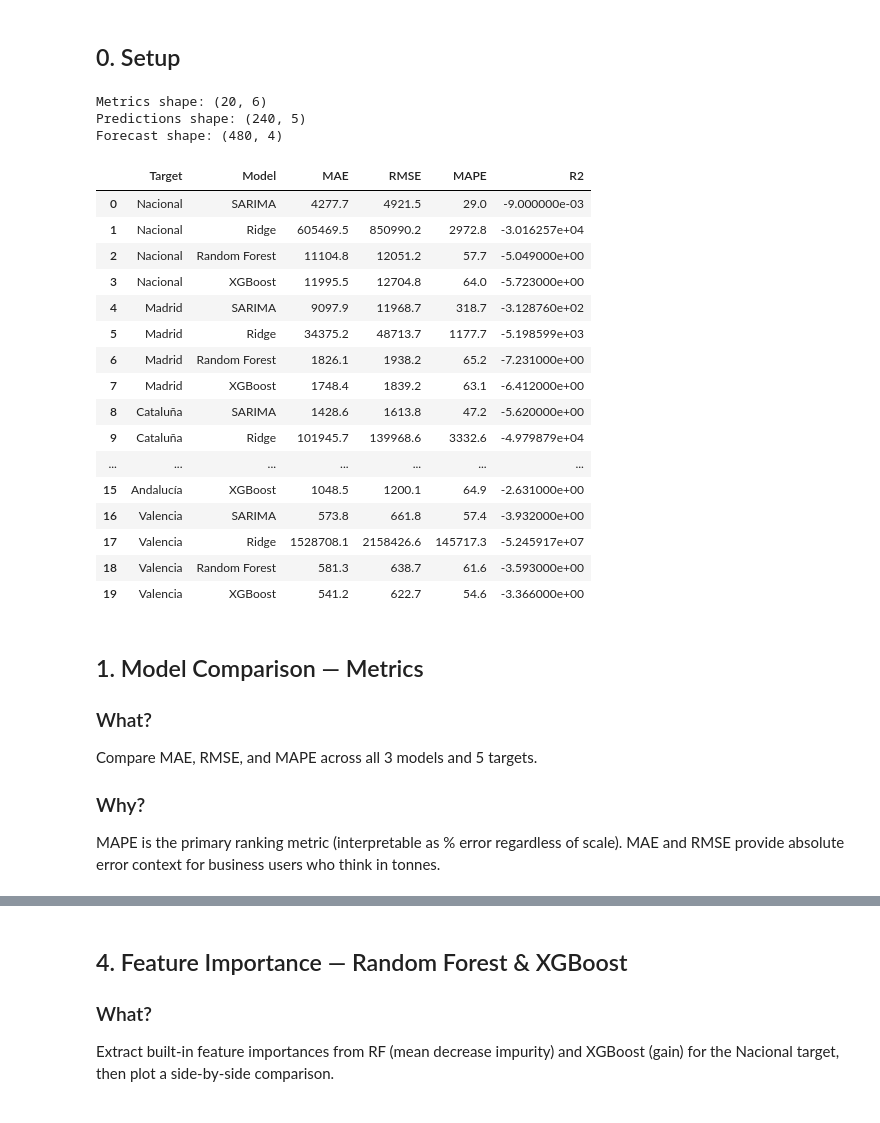
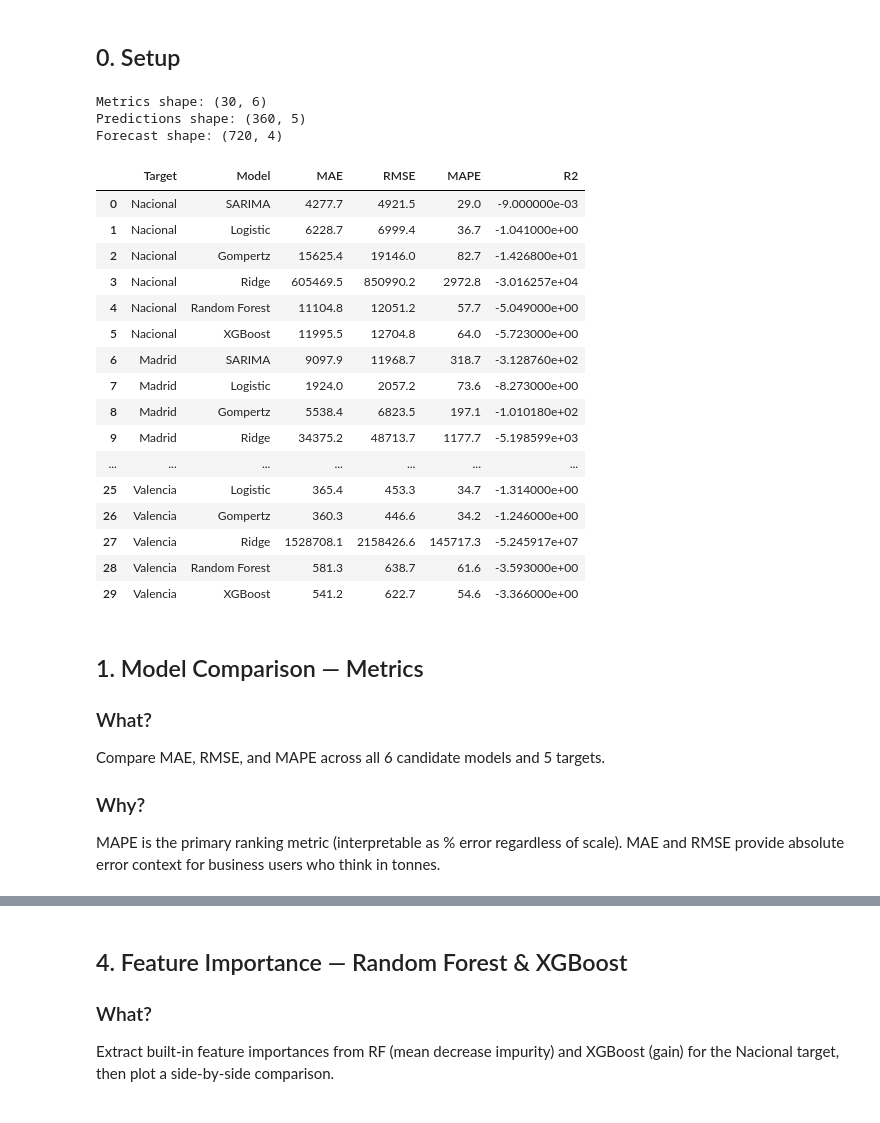
Before and after one commit to albertojrc/repsol-capstone, a Jupyter notebook: notebooks/09_evaluation.ipynb, the cells around one changed output, grey strips where cells are left out. Saved outputs shown, nothing was run; the diff lists cells and outputs as text; code cells hidden in the pictures.

```diff
--- a/notebooks/09_evaluation.ipynb
+++ b/notebooks/09_evaluation.ipynb
@@ -56,60 +56,63 @@ MODEL_COLORS = {
     'SARIMA':         '#2C7BB6',
     'Random Forest':  '#1A936F',
     'XGBoost':        '#D7191C',
+    'Logistic':       '#E8A33D',
+    'Gompertz':       '#5C3D5E',
+    'Ridge':          '#777777',
 }
 # Only the _lag1 macro features are used -- the contemporaneous IPI_original /
 # IPC_var_anual / Tasa_paro values are not actually known at forecast time
 # (INE publishes them with a delay), so including them would leak look-ahead
 # information into both training and feature-importance analysis.
 ML_FEATS = ['Tendencia','Mes','sin_mes','cos_mes','Lag_1','Lag_2','Lag_3',
             'Roll_mean_3','Roll_mean_6',
             'IPI_original_lag1','IPC_var_anual_lag1','Tasa_paro_lag1']
 
 df_metrics = pd.read_csv(DATA_OUTPUTS  / 'metricas_modelos.csv')
 df_wf      = pd.read_csv(DATA_OUTPUTS  / 'model_selection_walkforward.csv')
 df_final   = pd.read_csv(DATA_OUTPUTS  / 'metricas_final_seleccionado.csv')
 df_pred    = pd.read_csv(DATA_OUTPUTS  / 'predicciones_test_2025.csv')
 df_fc      = pd.read_csv(DATA_OUTPUTS  / 'forecast_24m_sarima_rf_xgb.csv')
 df_train   = pd.read_csv(DATA_FEATURES / 'features_train.csv')
 df_test    = pd.read_csv(DATA_FEATURES / 'features_test.csv')
 df_macro   = (
     pd.read_csv(DATA_INPUTS / 'master_dataset.csv')
     .query('CCAA == "ESPAÑA"')[['Fecha', 'IPI_original', 'IPI_ajustado', 'IPC_var_anual', 'Tasa_paro']]
     .drop_duplicates('Fecha')
     .reset_index(drop=True)
 )
 
 TARGETS = list(TARGET_COLORS.keys())
 print('Metrics shape:', df_metrics.shape)
 print('Predictions shape:', df_pred.shape)
 print('Forecast shape:', df_fc.shape)
 df_metrics
 # %% [output]
-Metrics shape: (20, 6)
-Predictions shape: (240, 5)
-Forecast shape: (480, 4)
+Metrics shape: (30, 6)
+Predictions shape: (360, 5)
+Forecast shape: (720, 4)
 |  | Target | Model | MAE | RMSE | MAPE | R2 |
 | 0 | Nacional | SARIMA | 4277.7 | 4921.5 | 29.0 | -9.000000e-03 |
-| 1 | Nacional | Ridge | 605469.5 | 850990.2 | 2972.8 | -3.016257e+04 |
-| 2 | Nacional | Random Forest | 11104.8 | 12051.2 | 57.7 | -5.049000e+00 |
-| 3 | Nacional | XGBoost | 11995.5 | 12704.8 | 64.0 | -5.723000e+00 |
-| 4 | Madrid | SARIMA | 9097.9 | 11968.7 | 318.7 | -3.128760e+02 |
-| 5 | Madrid | Ridge | 34375.2 | 48713.7 | 1177.7 | -5.198599e+03 |
-| 6 | Madrid | Random Forest | 1826.1 | 1938.2 | 65.2 | -7.231000e+00 |
-| 7 | Madrid | XGBoost | 1748.4 | 1839.2 | 63.1 | -6.412000e+00 |
-| 8 | Cataluña | SARIMA | 1428.6 | 1613.8 | 47.2 | -5.620000e+00 |
-| 9 | Cataluña | Ridge | 101945.7 | 139968.6 | 3332.6 | -4.979879e+04 |
+| 1 | Nacional | Logistic | 6228.7 | 6999.4 | 36.7 | -1.041000e+00 |
+| 2 | Nacional | Gompertz | 15625.4 | 19146.0 | 82.7 | -1.426800e+01 |
+| 3 | Nacional | Ridge | 605469.5 | 850990.2 | 2972.8 | -3.016257e+04 |
+| 4 | Nacional | Random Forest | 11104.8 | 12051.2 | 57.7 | -5.049000e+00 |
+| 5 | Nacional | XGBoost | 11995.5 | 12704.8 | 64.0 | -5.723000e+00 |
+| 6 | Madrid | SARIMA | 9097.9 | 11968.7 | 318.7 | -3.128760e+02 |
+| 7 | Madrid | Logistic | 1924.0 | 2057.2 | 73.6 | -8.273000e+00 |
+| 8 | Madrid | Gompertz | 5538.4 | 6823.5 | 197.1 | -1.010180e+02 |
+| 9 | Madrid | Ridge | 34375.2 | 48713.7 | 1177.7 | -5.198599e+03 |
 | ... | ... | ... | ... | ... | ... | ... |
-| 15 | Andalucía | XGBoost | 1048.5 | 1200.1 | 64.9 | -2.631000e+00 |
-| 16 | Valencia | SARIMA | 573.8 | 661.8 | 57.4 | -3.932000e+00 |
-| 17 | Valencia | Ridge | 1528708.1 | 2158426.6 | 145717.3 | -5.245917e+07 |
-| 18 | Valencia | Random Forest | 581.3 | 638.7 | 61.6 | -3.593000e+00 |
-| 19 | Valencia | XGBoost | 541.2 | 622.7 | 54.6 | -3.366000e+00 |
+| 25 | Valencia | Logistic | 365.4 | 453.3 | 34.7 | -1.314000e+00 |
+| 26 | Valencia | Gompertz | 360.3 | 446.6 | 34.2 | -1.246000e+00 |
+| 27 | Valencia | Ridge | 1528708.1 | 2158426.6 | 145717.3 | -5.245917e+07 |
+| 28 | Valencia | Random Forest | 581.3 | 638.7 | 61.6 | -3.593000e+00 |
+| 29 | Valencia | XGBoost | 541.2 | 622.7 | 54.6 | -3.366000e+00 |
 # %% [markdown]
 ## 1. Model Comparison — Metrics
 
 ### What?
-Compare MAE, RMSE, and MAPE across all 3 models and 5 targets.
+Compare MAE, RMSE, and MAPE across all 6 candidate models and 5 targets.
 
 ### Why?
 MAPE is the primary ranking metric (interpretable as % error regardless of scale).
```
Also changed, not shown: parts of 11 cells of this notebook, 15 other files.
